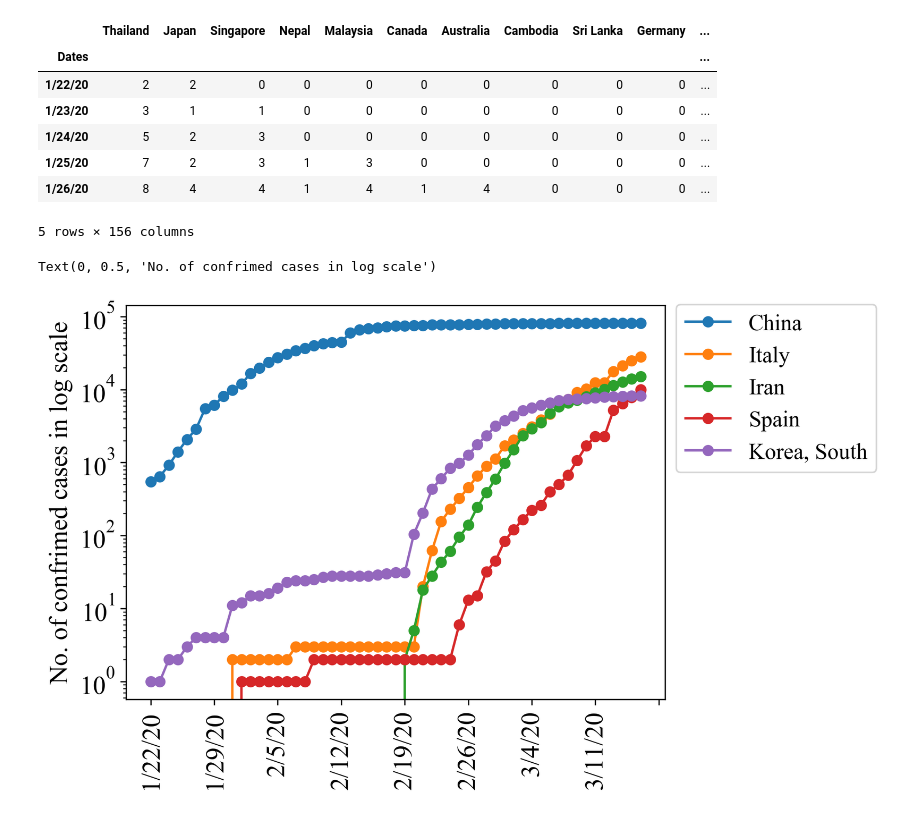
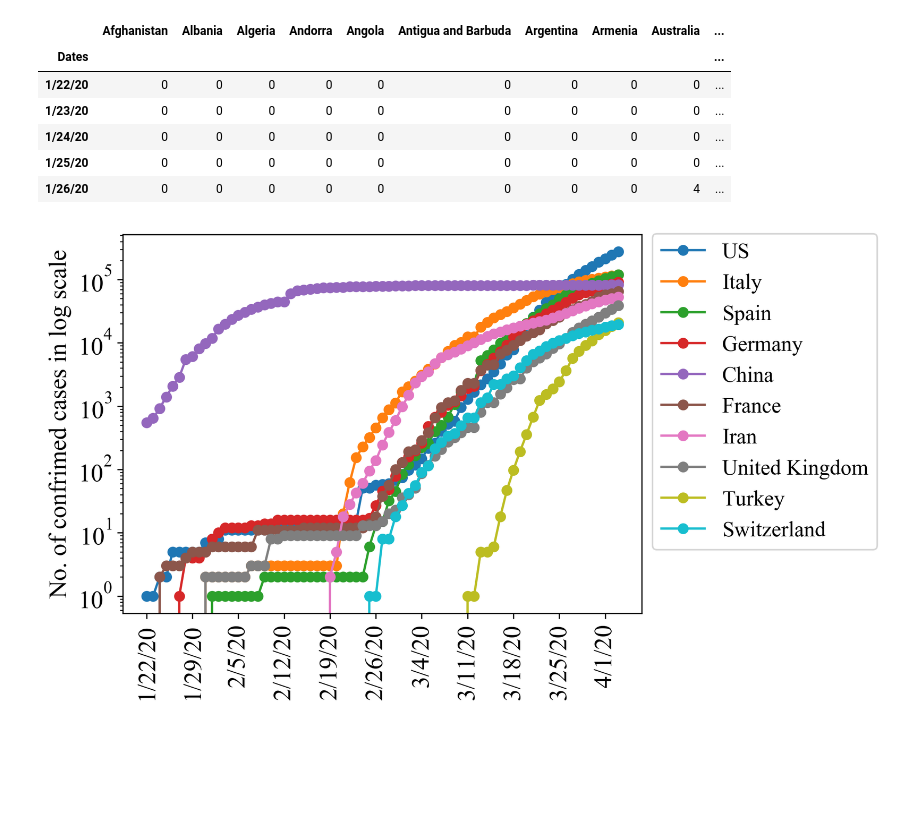
Before and after one commit to RaihanSayeedKhan/COVID-19_analysis, a Jupyter notebook: COVID_19_analysis.ipynb, the cells around one changed output. Saved outputs shown, nothing was run; the diff lists cells and outputs as text; code cells hidden in the pictures; blank space fills up the shorter version.

Commit message:
Update COVID_19_analysis.ipynb
- creates csv from downloaded data
- Fixed the links for data
- tick_fontsize error was fixed
- Figures now get saved

```diff
--- a/COVID_19_analysis.ipynb
+++ b/COVID_19_analysis.ipynb
@@ -113,8 +139,10 @@ ax1.set_xlabel('Number of confirmed cases', fontdict=axis_font)
 
 
 for i, (x, y) in enumerate(zip(x, y)):
-    ax1.text(x, i, x, ha='left', va = 'center', fontfamily = font_name, fontsize = tick_fontsize)
+    ax1.text(x, i, x, ha='left', va = 'center', fontfamily = font_name, fontsize = font_size)
 
 ax1.grid(axis = 'x',alpha = 0.5, zorder=0) # adding grid in the back with high transparency
 axis_formatter(ax = ax1)
+
+fig1.savefig('top_10_confirmed.png', dpi = 600, bbox_inches = "tight")
 # %% [output]
@@ -140,8 +168,10 @@ ax2.set_xlabel('Number of deaths', fontdict=axis_font)
 #ax2.set_title('Number of deaths', fontdict=axis_font)
 
 for i, (x, y) in enumerate(zip(x, y)):
-    ax2.text(x, i, x,ha='left', va = 'center', fontfamily = font_name, fontsize = tick_fontsize)
+    ax2.text(x, i, x,ha='left', va = 'center', fontfamily = font_name, fontsize = font_size)
 
 ax2.grid(axis = 'x',alpha = 0.5, zorder=0) # adding grid in the back with high transparency
 axis_formatter(ax = ax2)
+
+fig2.savefig('top_10_deaths.png', dpi = 600, bbox_inches = "tight")
 # %% [output]
@@ -168,8 +198,10 @@ ax3.set_xlabel('Number of recovered cases', fontdict=axis_font)
 #ax3.set_title('Number of recovered cases', fontdict=axis_font)
 
 for i, (x, y) in enumerate(zip(x, y)):
-    ax3.text(x, i, x,ha='left', va = 'center', fontfamily = font_name, fontsize = tick_fontsize)
+    ax3.text(x, i, x,ha='left', va = 'center', fontfamily = font_name, fontsize = font_size)
 
 ax3.grid(axis = 'x',alpha = 0.5, zorder=0) # adding grid in the back with high transparency
 axis_formatter(ax = ax3)
+
+fig3.savefig('top_10_recovered.png', dpi = 600, bbox_inches = "tight")
 # %% [output]
@@ -178,37 +210,37 @@ axis_formatter(ax = ax3)
 # creating a time series for each country
 df_new = pd.DataFrame()
 for i in countries:
-    df_new[i] = list(df_confirmed.groupby('Country/Region').get_group(i).sum()[4:]) # summing the total number of confirmed cases for each country on a day
+    df_new[i] = (df_confirmed.groupby('Country/Region').get_group(i).sum()[4:]) # summing the total number of confirmed cases for each country on a day
 df_new.insert(loc=0, column='Dates', value=dates)
 df_new.set_index('Dates', inplace = True)
 df_new.head()
 # %% [output]
-|  | Thailand | Japan | Singapore | Nepal | Malaysia | Canada | Australia | Cambodia | Sri Lanka | Germany | ... |
-| Dates |  |  |  |  |  |  |  |  |  |  | ... |
-| 1/22/20 | 2 | 2 | 0 | 0 | 0 | 0 | 0 | 0 | 0 | 0 | ... |
-| 1/23/20 | 3 | 1 | 1 | 0 | 0 | 0 | 0 | 0 | 0 | 0 | ... |
-| 1/24/20 | 5 | 2 | 3 | 0 | 0 | 0 | 0 | 0 | 0 | 0 | ... |
-| 1/25/20 | 7 | 2 | 3 | 1 | 3 | 0 | 0 | 0 | 0 | 0 | ... |
-| 1/26/20 | 8 | 4 | 4 | 1 | 4 | 1 | 4 | 0 | 0 | 0 | ... |
+|  | Afghanistan | Albania | Algeria | Andorra | Angola | Antigua and Barbuda | Argentina | Armenia | Australia | ... |
+| Dates |  |  |  |  |  |  |  |  |  | ... |
+| 1/22/20 | 0 | 0 | 0 | 0 | 0 | 0 | 0 | 0 | 0 | ... |
+| 1/23/20 | 0 | 0 | 0 | 0 | 0 | 0 | 0 | 0 | 0 | ... |
+| 1/24/20 | 0 | 0 | 0 | 0 | 0 | 0 | 0 | 0 | 0 | ... |
+| 1/25/20 | 0 | 0 | 0 | 0 | 0 | 0 | 0 | 0 | 0 | ... |
+| 1/26/20 | 0 | 0 | 0 | 0 | 0 | 0 | 0 | 0 | 4 | ... |
-5 rows × 156 columns
 # %%
 fig4 = plt.figure(figsize = (6, 4.5))
 ax4 = fig4.add_subplot(111)
 
-c = df_latest.sort_values(by = 'confirmed', axis=0, ascending=False)['country'][0:5] # top 5 countries with most covid-19 confirmed cases
+c = df_latest.sort_values(by = 'confirmed', axis=0, ascending=False)['country'][0:10] # top 10 countries with most covid-19 confirmed cases
 
 for i in c:
     ax4.plot(df_new[i], marker = 'o', label = i) # plotting no. of confirmed cases with time
 
 ax4.set_yscale('log') # setting the y scale to log
 ax4.xaxis.set_major_locator(ticker.MultipleLocator(7))
 plt.xticks(rotation=90)
 axis_formatter(ax = ax4)
 ax4.legend(prop={'family':font_name, 'size':14},bbox_to_anchor=(1.0, 1.03))
 ax4.set_ylabel('No. of confrimed cases in log scale', fontdict=axis_font)
+
+fig4.savefig('top_10_confirmed_timeseries.png', dpi = 600, bbox_inches = "tight")
 # %% [output]
-Text(0, 0.5, 'No. of confrimed cases in log scale')
-[figure, old version]
+[figure, new version]
 # %%
 # US analysis
 confirmed_US = list(df_confirmed.groupby('Country/Region').get_group('US').sum()[4:])
```
Also changed, not shown: parts of 11 cells of this notebook.
